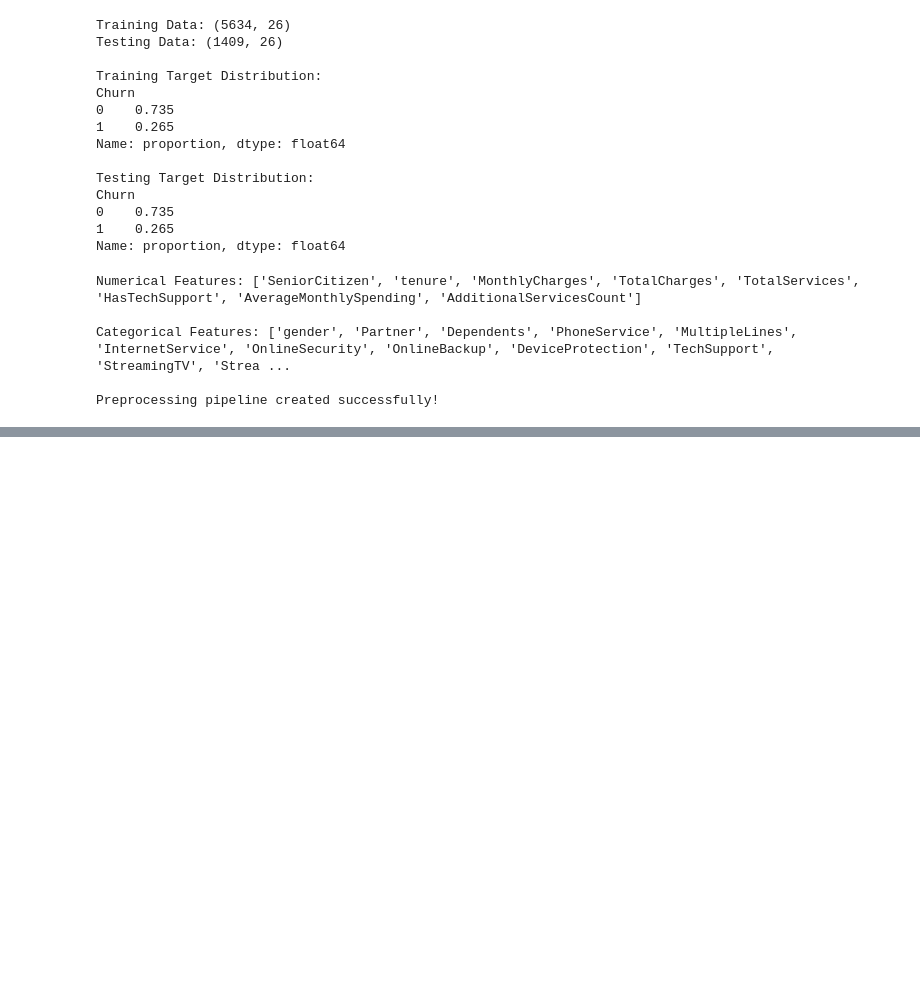
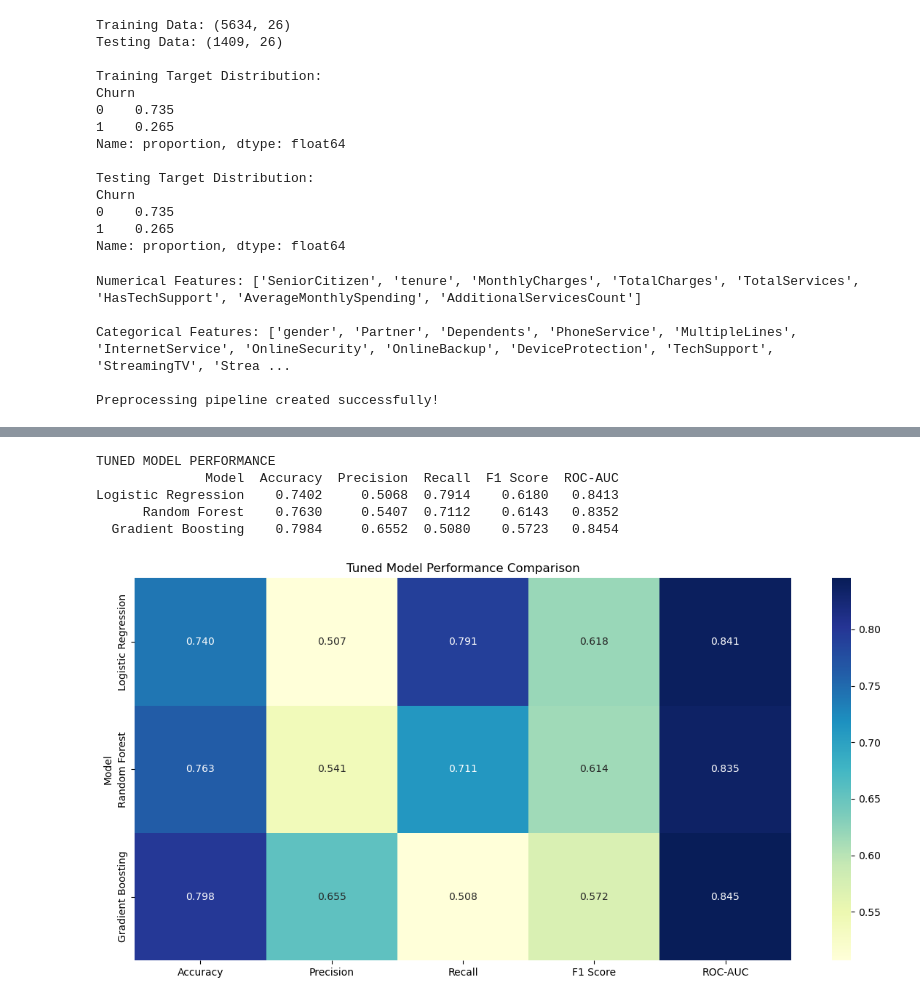
Before and after one commit to Medhanw/Customer_Churn_Prediction, a Jupyter notebook: Customer_Churn_Prediction.ipynb, the cells around one changed output, grey strips where cells are left out. Saved outputs shown, nothing was run; the diff lists cells and outputs as text; code cells hidden in the pictures; blank space fills up the shorter version.

```diff
--- a/Customer_Churn_Prediction.ipynb
+++ b/Customer_Churn_Prediction.ipynb
@@ -2243,0 +2526,69 @@ models = {
+# %%
+
+# ==========================================
+# STEP 2: TUNED MODEL COMPARISON
+# ==========================================
+
+from sklearn.metrics import (
+    accuracy_score,
+    precision_score,
+    recall_score,
+    f1_score,
+    roc_auc_score
+)
+
+tuned_results = []
+
+for name, model in best_estimators.items():
+
+    y_pred = model.predict(X_test)
+    y_prob = model.predict_proba(X_test)[:, 1]
+
+    tuned_results.append({
+        "Model": name,
+        "Accuracy": accuracy_score(y_test, y_pred),
+        "Precision": precision_score(y_test, y_pred, zero_division=0),
+        "Recall": recall_score(y_test, y_pred, zero_division=0),
+        "F1 Score": f1_score(y_test, y_pred, zero_division=0),
+        "ROC-AUC": roc_auc_score(y_test, y_prob)
+    })
+
+tuned_results_df = pd.DataFrame(tuned_results)
+
+print("TUNED MODEL PERFORMANCE")
+print(tuned_results_df.round(4).to_string(index=False))
+
+# Visual comparison
+import matplotlib.pyplot as plt
+import seaborn as sns
+
+plot_data = tuned_results_df.set_index("Model")[
+    ["Accuracy", "Precision", "Recall", "F1 Score", "ROC-AUC"]
+]
+
+plt.figure(figsize=(12, 6))
+
+sns.heatmap(
+    plot_data,
+    annot=True,
+    fmt=".3f",
+    cmap="YlGnBu"
+)
+
+plt.title("Tuned Model Performance Comparison")
+plt.tight_layout()
+
+plt.savefig(
+    "Images/tuned_model_comparison.png",
+    dpi=300,
+    bbox_inches="tight"
+)
+
+plt.show()
+# %% [output]
+TUNED MODEL PERFORMANCE
+              Model  Accuracy  Precision  Recall  F1 Score  ROC-AUC
+Logistic Regression    0.7402     0.5068  0.7914    0.6180   0.8413
+      Random Forest    0.7630     0.5407  0.7112    0.6143   0.8352
+  Gradient Boosting    0.7984     0.6552  0.5080    0.5723   0.8454
+[figure, added]
```
Also changed, not shown: parts of 36 cells of this notebook.
